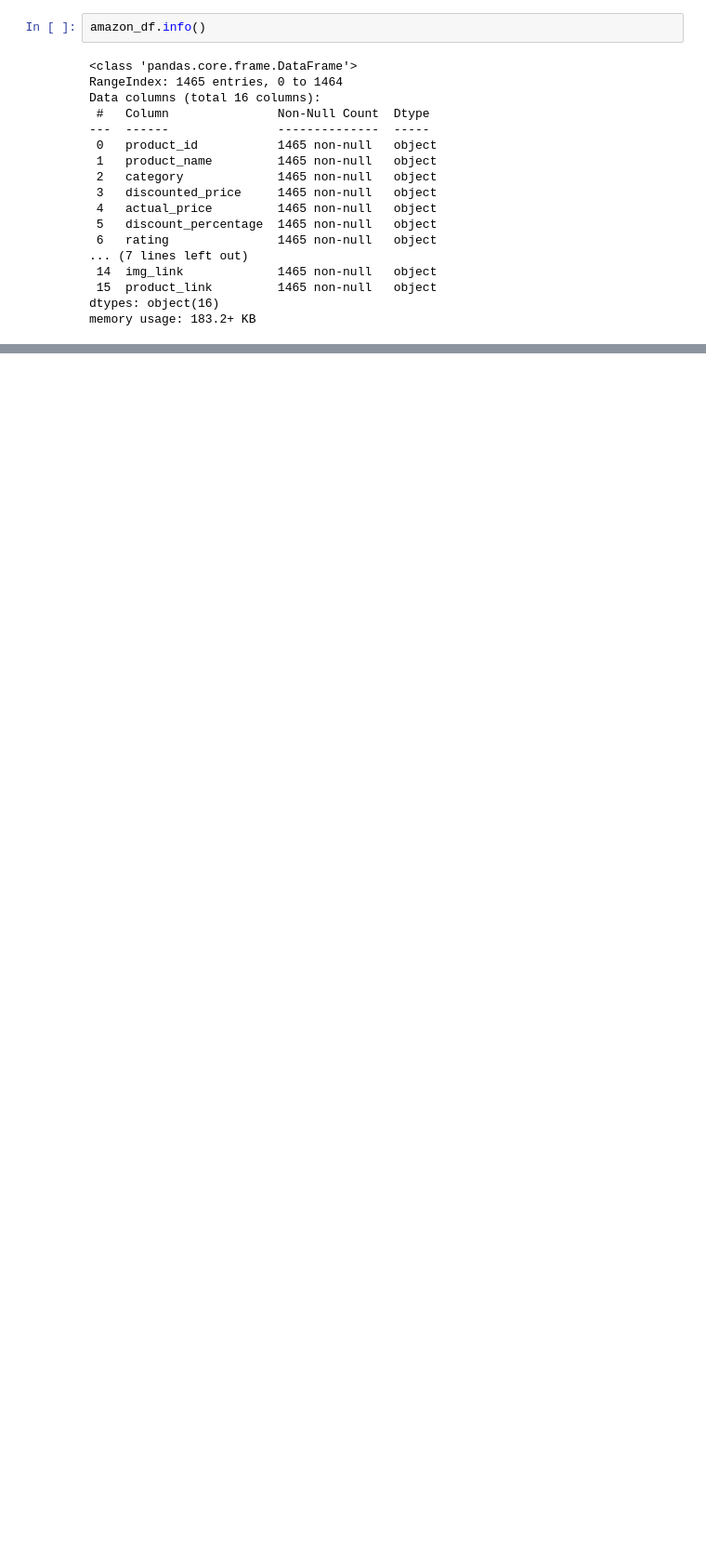
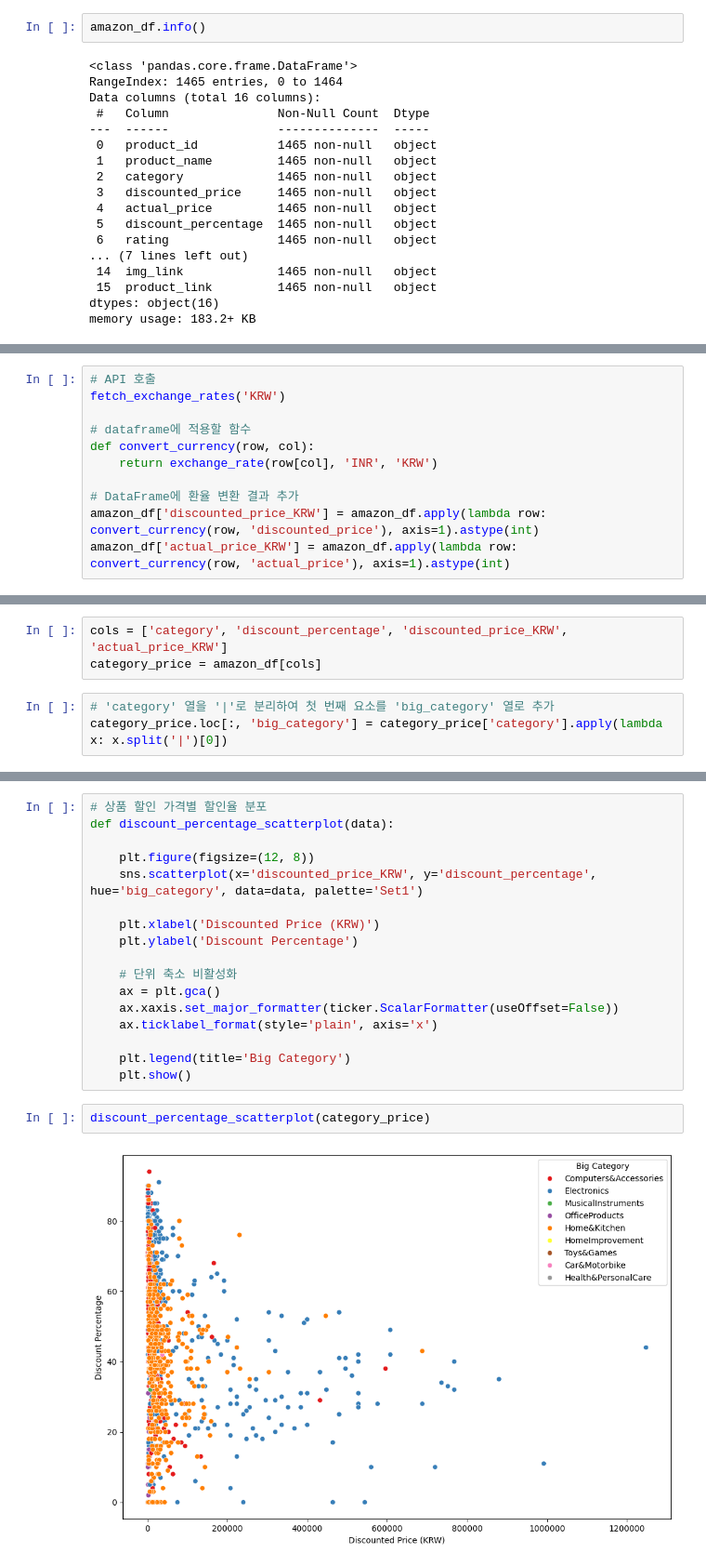
Before and after one commit to hae313jin/Amazon_sales_machine_learning, a Jupyter notebook: notebooks/sehee/price_EDA.ipynb, the cells around one changed output, grey strips where cells are left out. Shown at 93% size. Saved outputs shown, nothing was run; the diff lists cells and outputs as text; blank space fills up the shorter version.

Commit message:
price_EDA

```diff
--- a/notebooks/sehee/price_EDA.ipynb
+++ b/notebooks/sehee/price_EDA.ipynb
@@ -109,0 +87,11 @@ amazon_df['img_link'][999]
+# %%
+# API 호출
+fetch_exchange_rates('KRW')
+
+# dataframe에 적용할 함수
+def convert_currency(row, col):
+    return exchange_rate(row[col], 'INR', 'KRW')
+
+# DataFrame에 환율 변환 결과 추가
+amazon_df['discounted_price_KRW'] = amazon_df.apply(lambda row: convert_currency(row, 'discounted_price'), axis=1).astype(int)
+amazon_df['actual_price_KRW'] = amazon_df.apply(lambda row: convert_currency(row, 'actual_price'), axis=1).astype(int)
@@ -109,0 +108,6 @@ amazon_df['img_link'][999]
+# %%
+cols = ['category', 'discount_percentage', 'discounted_price_KRW', 'actual_price_KRW']
+category_price = amazon_df[cols]
+# %%
+# 'category' 열을 '|'로 분리하여 첫 번째 요소를 'big_category' 열로 추가
+category_price.loc[:, 'big_category'] = category_price['category'].apply(lambda x: x.split('|')[0])
@@ -109,0 +154,21 @@ amazon_df['img_link'][999]
+# %%
+# 상품 할인 가격별 할인율 분포
+def discount_percentage_scatterplot(data):
+
+    plt.figure(figsize=(12, 8))
+    sns.scatterplot(x='discounted_price_KRW', y='discount_percentage', hue='big_category', data=data, palette='Set1')
+
+    plt.xlabel('Discounted Price (KRW)')
+    plt.ylabel('Discount Percentage')
+
+    # 단위 축소 비활성화
+    ax = plt.gca()
+    ax.xaxis.set_major_formatter(ticker.ScalarFormatter(useOffset=False))
+    ax.ticklabel_format(style='plain', axis='x')
+
+    plt.legend(title='Big Category')
+    plt.show()
+# %%
+discount_percentage_scatterplot(category_price)
+# %% [output]
+[figure, added]
```
Also changed, not shown: parts of 37 cells of this notebook.
